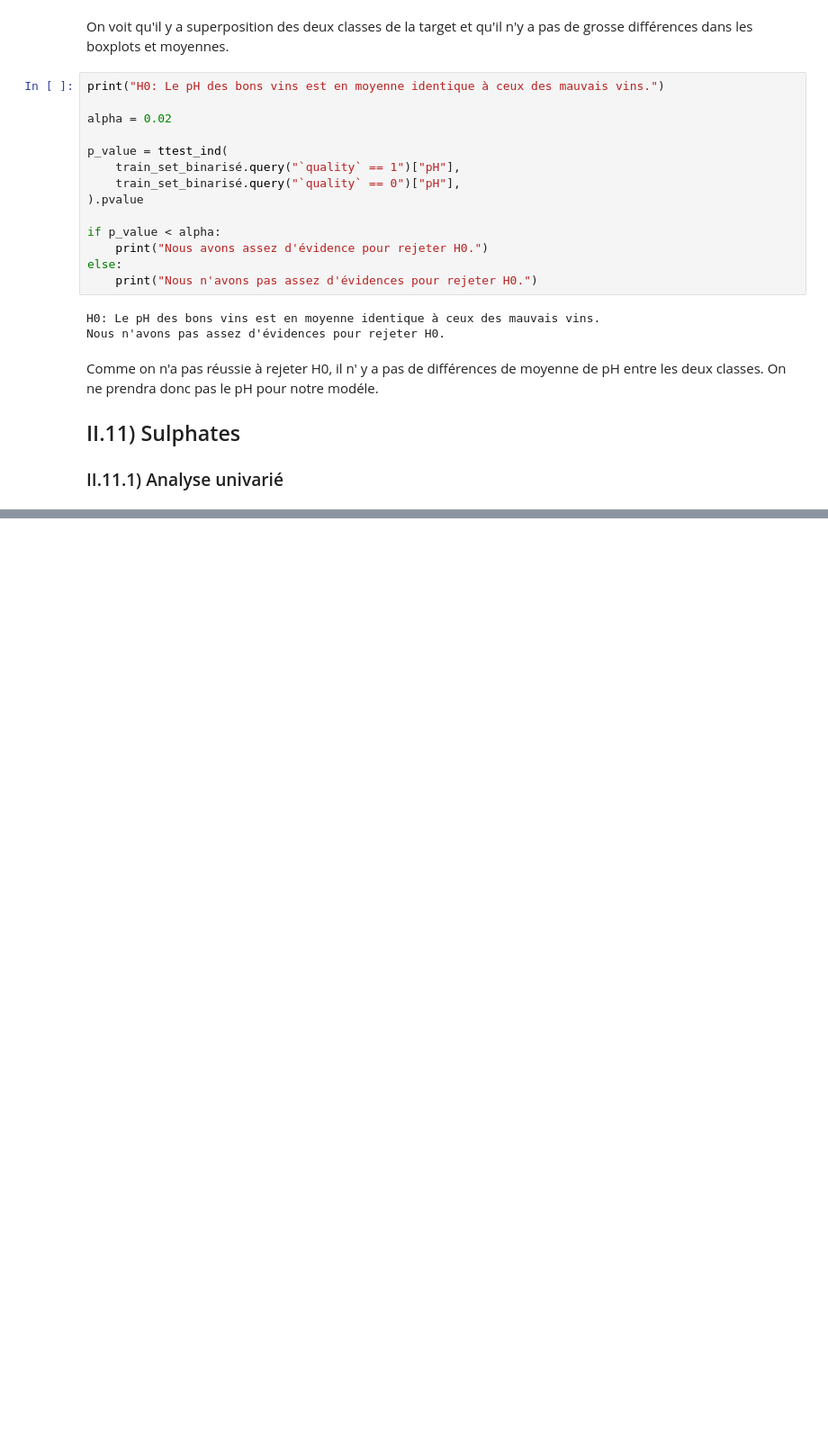
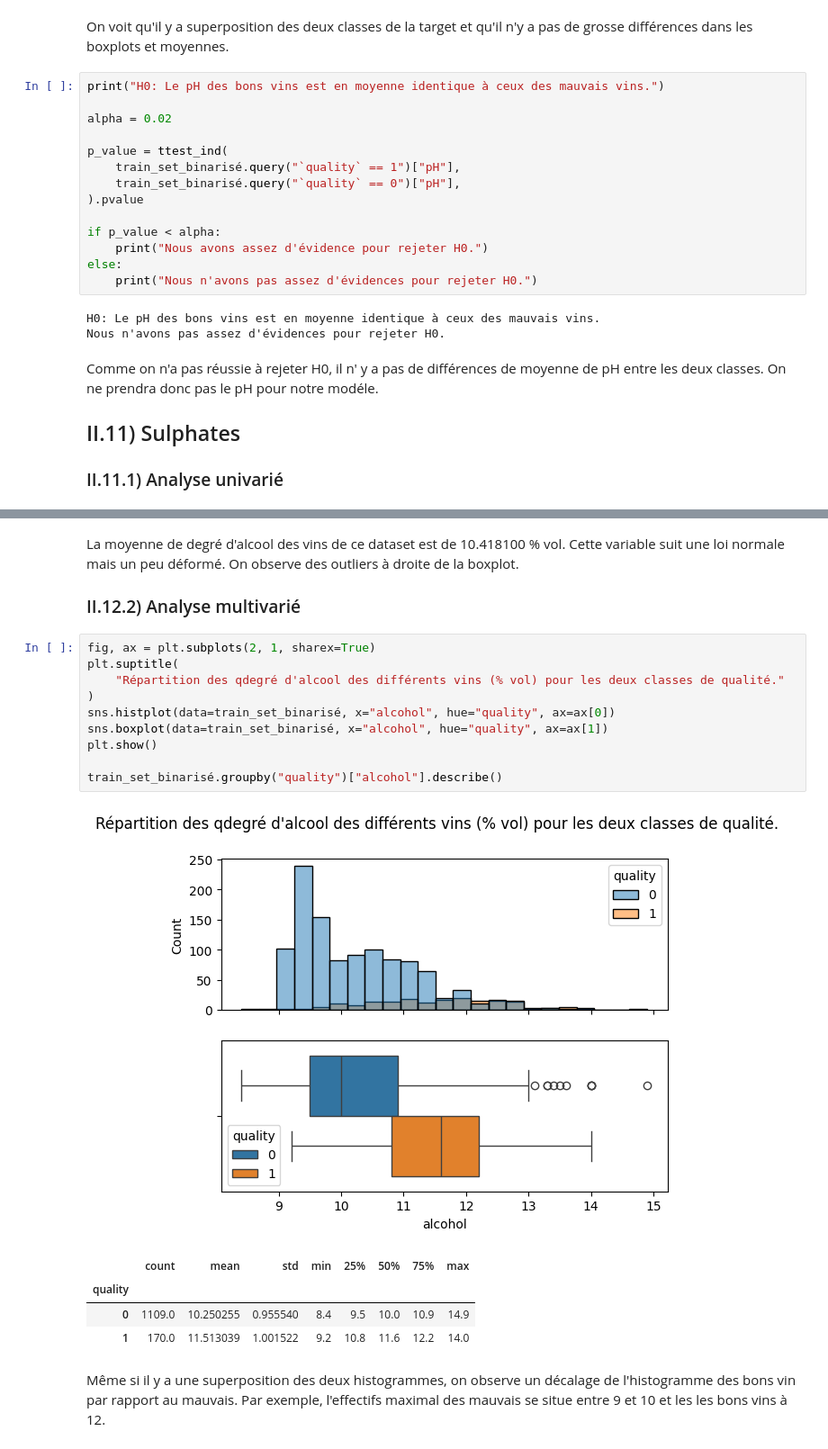
Before and after one commit to fmazur57u/WineQualityPrediction, a Jupyter notebook: winePrediction.ipynb, the cells around one changed output, grey strips where cells are left out. Shown: that part at 90% size. Drawn from its saved outputs; the diff is of its cells as text; blank space fills up the shorter version.

```diff
--- a/winePrediction.ipynb
+++ b/winePrediction.ipynb
@@ -731,0 +800,22 @@ Name: sulphates, dtype: float64
+# %% [markdown]
+La moyenne de degré d'alcool des vins de ce dataset est de 10.418100 % vol. Cette variable suit une loi normale mais un peu déformé. On observe des outliers à droite de la boxplot.
+
+### II.12.2) Analyse multivarié
+# %%
+fig, ax = plt.subplots(2, 1, sharex=True)
+plt.suptitle(
+    "Répartition des qdegré d'alcool des différents vins (% vol) pour les deux classes de qualité."
+)
+sns.histplot(data=train_set_binarisé, x="alcohol", hue="quality", ax=ax[0])
+sns.boxplot(data=train_set_binarisé, x="alcohol", hue="quality", ax=ax[1])
+plt.show()
+
+train_set_binarisé.groupby("quality")["alcohol"].describe()
+# %% [output]
+[figure, added]
+|  | count | mean | std | min | 25% | 50% | 75% | max |
+| quality |  |  |  |  |  |  |  |  |
+| 0 | 1109.0 | 10.250255 | 0.955540 | 8.4 | 9.5 | 10.0 | 10.9 | 14.9 |
+| 1 | 170.0 | 11.513039 | 1.001522 | 9.2 | 10.8 | 11.6 | 12.2 | 14.0 |
+# %% [markdown]
+Même si il y a une superposition des deux histogrammes, on observe un décalage de l'histogramme des bons vin par rapport au mauvais. Par exemple, l'effectifs maximal des mauvais se situe entre 9 et 10 et les les bons vins à 12.
```
Also changed, not shown: parts of 9 cells of this notebook.
